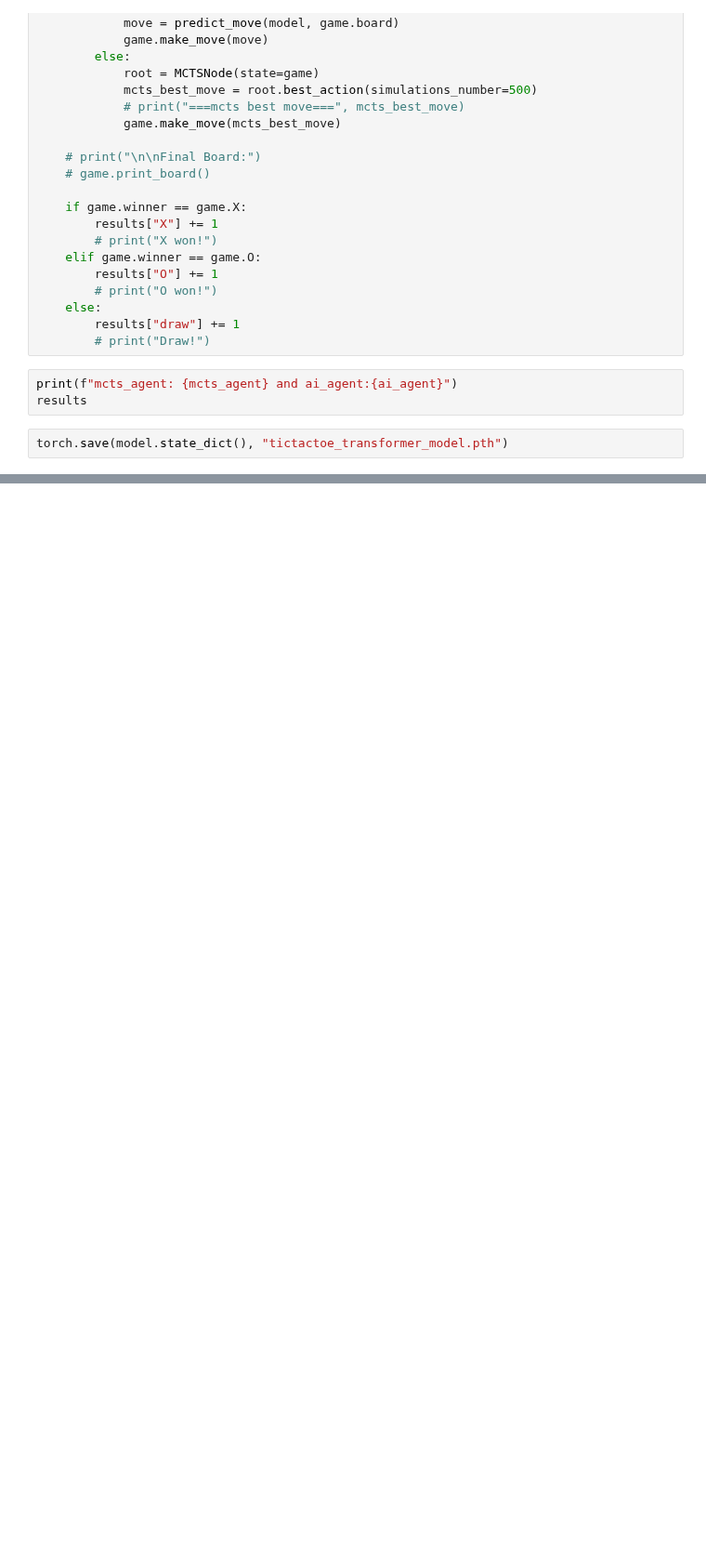
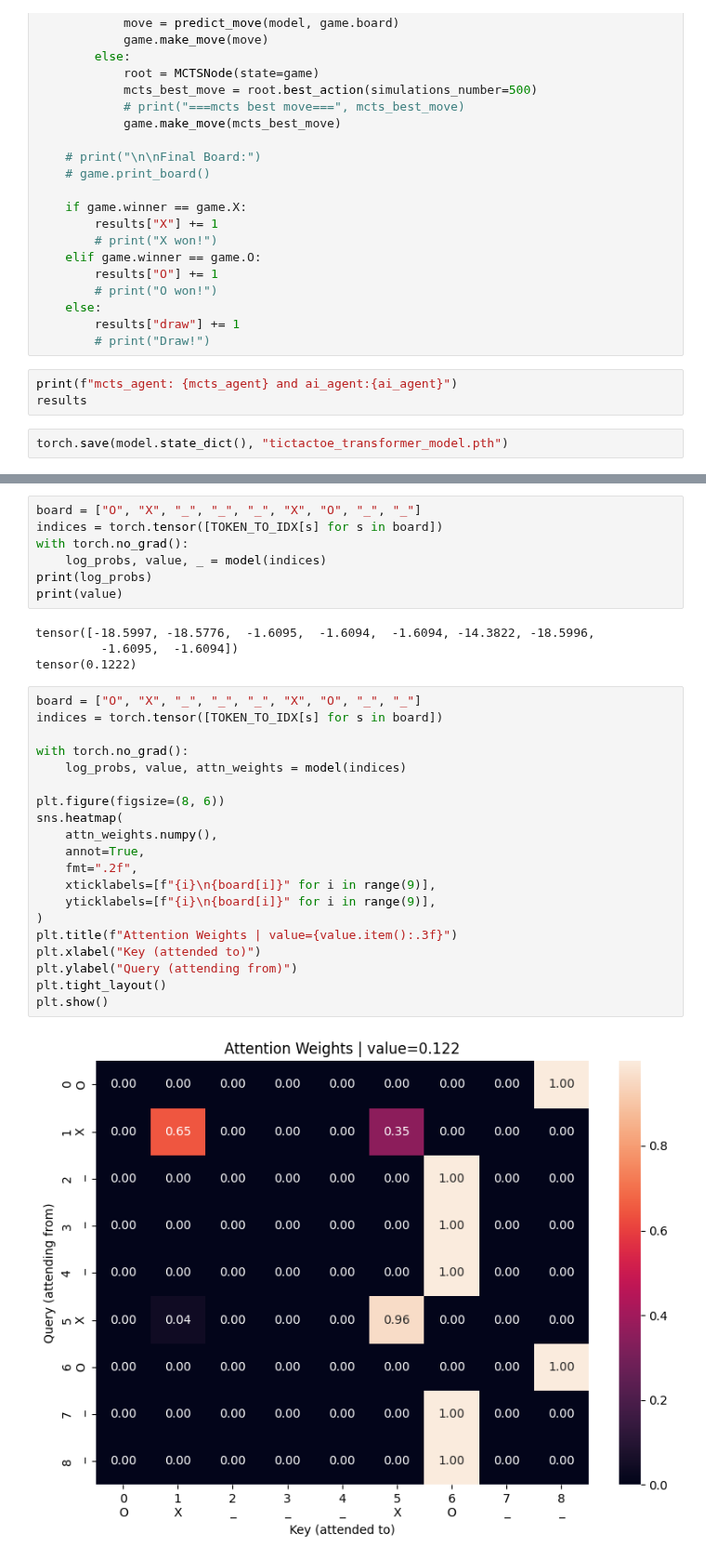
Before and after one commit to asminkarki012/learning, a Jupyter notebook: learn-ml/attention-from-scratch/train_alphazero.ipynb, the cells around one changed output, grey strips where cells are left out. Shown at 93% size. Saved outputs shown, nothing was run; the diff lists cells and outputs as text; blank space fills up the shorter version.

```diff
--- a/learn-ml/attention-from-scratch/train_alphazero.ipynb
+++ b/learn-ml/attention-from-scratch/train_alphazero.ipynb
@@ -302,0 +417,33 @@ torch.save(model.state_dict(), "tictactoe_transformer_model.pth")
+# %%
+board = ["O", "X", "_", "_", "_", "X", "O", "_", "_"]
+indices = torch.tensor([TOKEN_TO_IDX[s] for s in board])
+with torch.no_grad():
+    log_probs, value, _ = model(indices)
+print(log_probs)
+print(value)
+# %% [output]
+tensor([-18.5997, -18.5776,  -1.6095,  -1.6094,  -1.6094, -14.3822, -18.5996,
+         -1.6095,  -1.6094])
+tensor(0.1222)
+# %%
+board = ["O", "X", "_", "_", "_", "X", "O", "_", "_"]
+indices = torch.tensor([TOKEN_TO_IDX[s] for s in board])
+
+with torch.no_grad():
+    log_probs, value, attn_weights = model(indices)
+
+plt.figure(figsize=(8, 6))
+sns.heatmap(
+    attn_weights.numpy(),
+    annot=True,
+    fmt=".2f",
+    xticklabels=[f"{i}\n{board[i]}" for i in range(9)],
+    yticklabels=[f"{i}\n{board[i]}" for i in range(9)],
+)
+plt.title(f"Attention Weights | value={value.item():.3f}")
+plt.xlabel("Key (attended to)")
+plt.ylabel("Query (attending from)")
+plt.tight_layout()
+plt.show()
+# %% [output]
+[figure, added]
```
Also changed, not shown: parts of 29 cells of this notebook, 4 other files.
